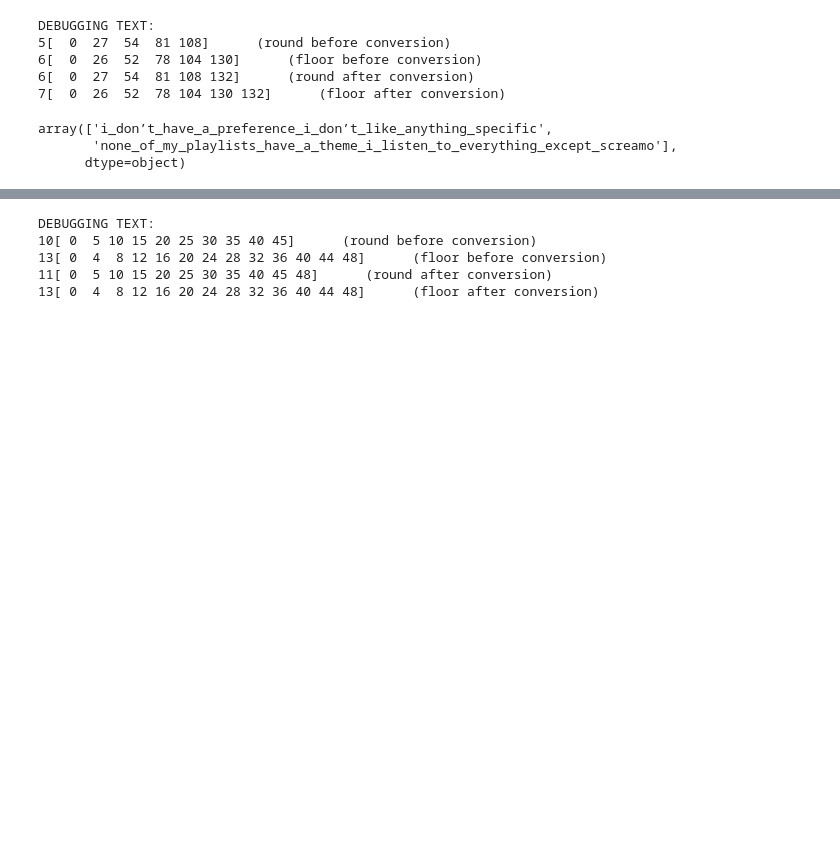
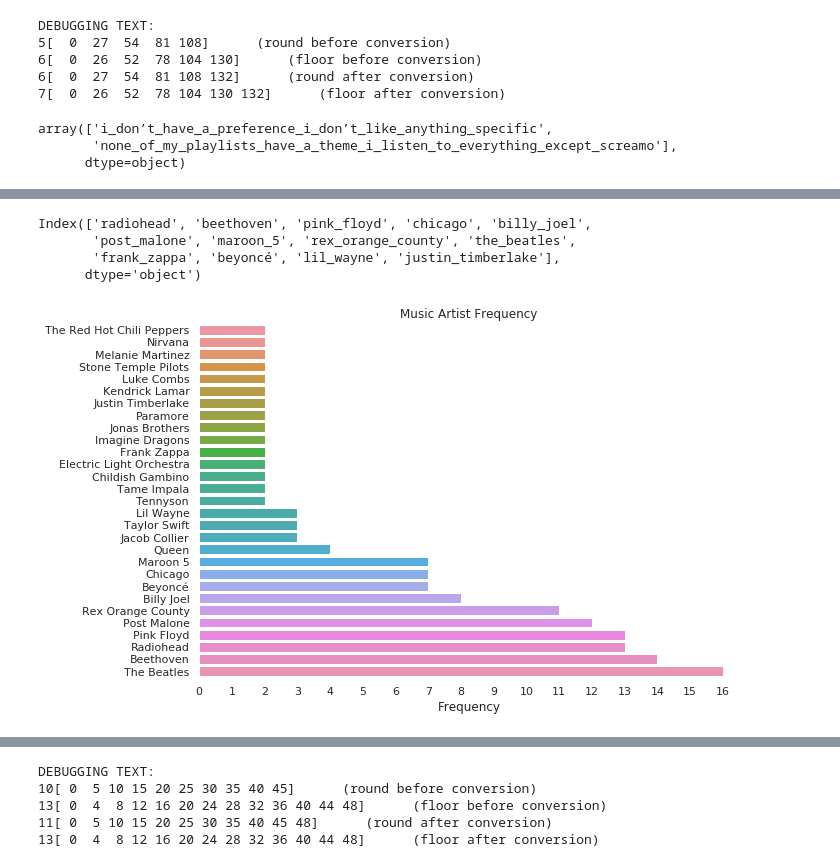
Before and after one commit to dennisfarmer/Factors-of-Academic-Success, a Jupyter notebook: eda.ipynb, the cells around one changed output, grey strips where cells are left out. Drawn from its saved outputs; the diff is of its cells as text; code cells hidden in the pictures; blank space fills up the shorter version.

```diff
--- a/eda.ipynb
+++ b/eda.ipynb
@@ -503,0 +545,45 @@ plt.show()
+# %%
+chosen_music_artists = make_dummies(surveydata.chosen_music_artists.fillna("").apply(lambda x: x.split(",")),astype=int)
+chosen_music_artists.drop("", axis=1, inplace=True)
+chosen_music_artists.columns
+# %% [output]
+Index(['radiohead', 'beethoven', 'pink_floyd', 'chicago', 'billy_joel',
+       'post_malone', 'maroon_5', 'rex_orange_county', 'the_beatles',
+       'frank_zappa', 'beyoncé', 'lil_wayne', 'justin_timberlake'],
+      dtype='object')
+# %%
+music_artists = chosen_music_artists.join(fav_music_artists, how="left", rsuffix="2")
+
+def combine_duplicate_columns(df, column_names, suffix):
+    df = df.copy()
+    for column in chosen_music_artists.columns:
+        try:
+            df[column] = df[[column, column + "2"]].any(axis=1)
+            df = df.drop([column + "2"], axis=1)
+        except KeyError:
+            continue
+    return df
+
+music_artists = combine_duplicate_columns(music_artists, chosen_music_artists.columns, "2")
+
+# music_artists = music_artists[chosen_music_artists.columns]
+music_artists = music_artists[np.unique(chosen_music_artists.columns.to_list()
+                                        + fav_music_artists.sum()[fav_music_artists.sum() > 1].index.to_list()
+                                       )]
+# %%
+data = pd.DataFrame(music_artists.sum().sort_values(ascending=True)).reset_index(level=0)
+data.columns = ["artist_name", "frequency"]
+
+fig, ax = plt.subplots(figsize=figsize)
+sns.barplot(ax=ax, data=data, x='frequency', y='artist_name')
+sns.despine(left=True, bottom=True)
+
+ax.set(title='Music Artist Frequency', xlim=(0,data['frequency'].max() + .5), ylabel='', xlabel="Frequency")
+
+plt.grid(False)
+plt.xticks(np.arange(0,data['frequency'].max()+1,1))
+plt.yticks(np.arange(data.shape[0]), data['artist_name'].str.replace('_',' ').str.title())
+plt.savefig("Graphs/Frequency_music_artists.png")
+plt.show()
+# %% [output]
+[figure, added]
```
Also changed, not shown: parts of 20 cells of this notebook, 11 other files.
